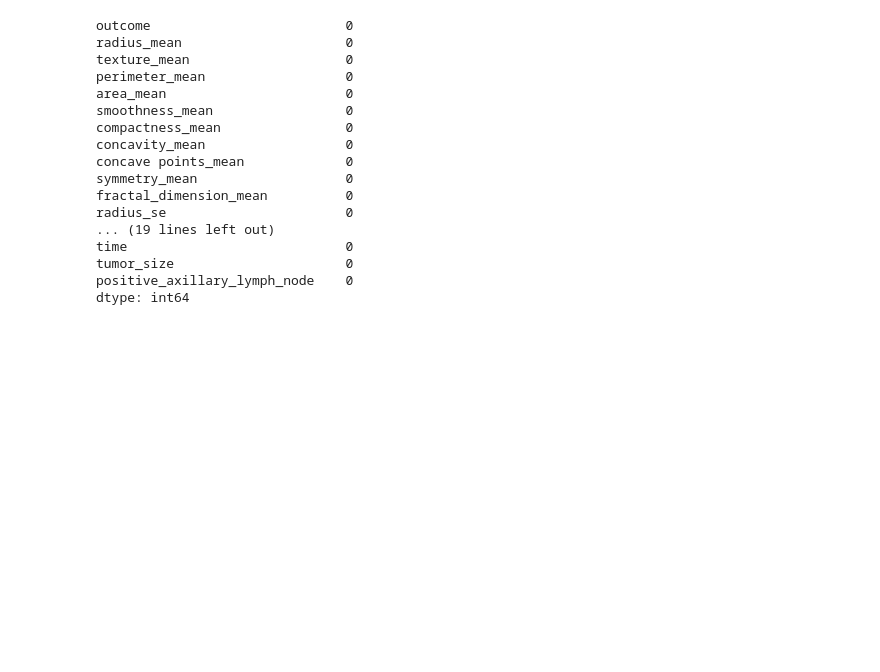
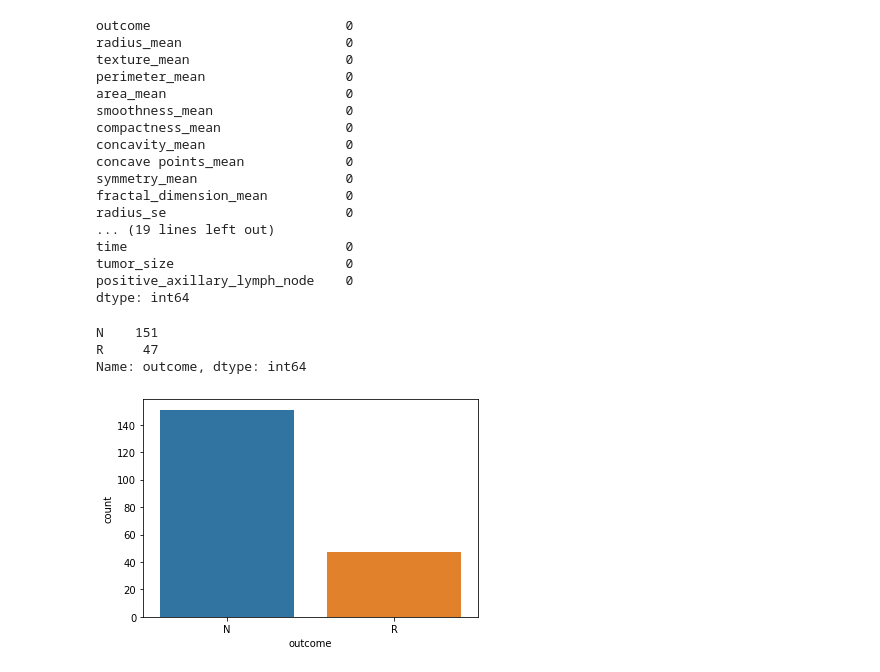
Before and after one commit to Ammar-Raneez/ONCO, a Jupyter notebook: Breast_Cancer_Prognosis.ipynb, the cells around one changed output. Saved outputs shown, nothing was run; the diff lists cells and outputs as text; code cells hidden in the pictures; blank space fills up the shorter version.

Commit message:
Data Exploration after Data Cleaning & Imputation
Visualizing the Number of Recurring and Non-Recurring Breast Cancer Cases that have Occurred.

```diff
--- a/Breast_Cancer_Prognosis.ipynb
+++ b/Breast_Cancer_Prognosis.ipynb
@@ -111,3 +111,13 @@ time                            0
 tumor_size                      0
 positive_axillary_lymph_node    0
 dtype: int64
+# %%
+# Finding out the number of Outcomes for Non-Recur and Recur - N = 151, R = 47
+
+ax = sns.countplot(prognosis_dataset.outcome,label="Count")
+prognosis_dataset.outcome.value_counts()
+# %% [output]
+N    151
+R     47
+Name: outcome, dtype: int64
+[figure, added]
```
Also changed, not shown: parts of 1 cell of this notebook.
